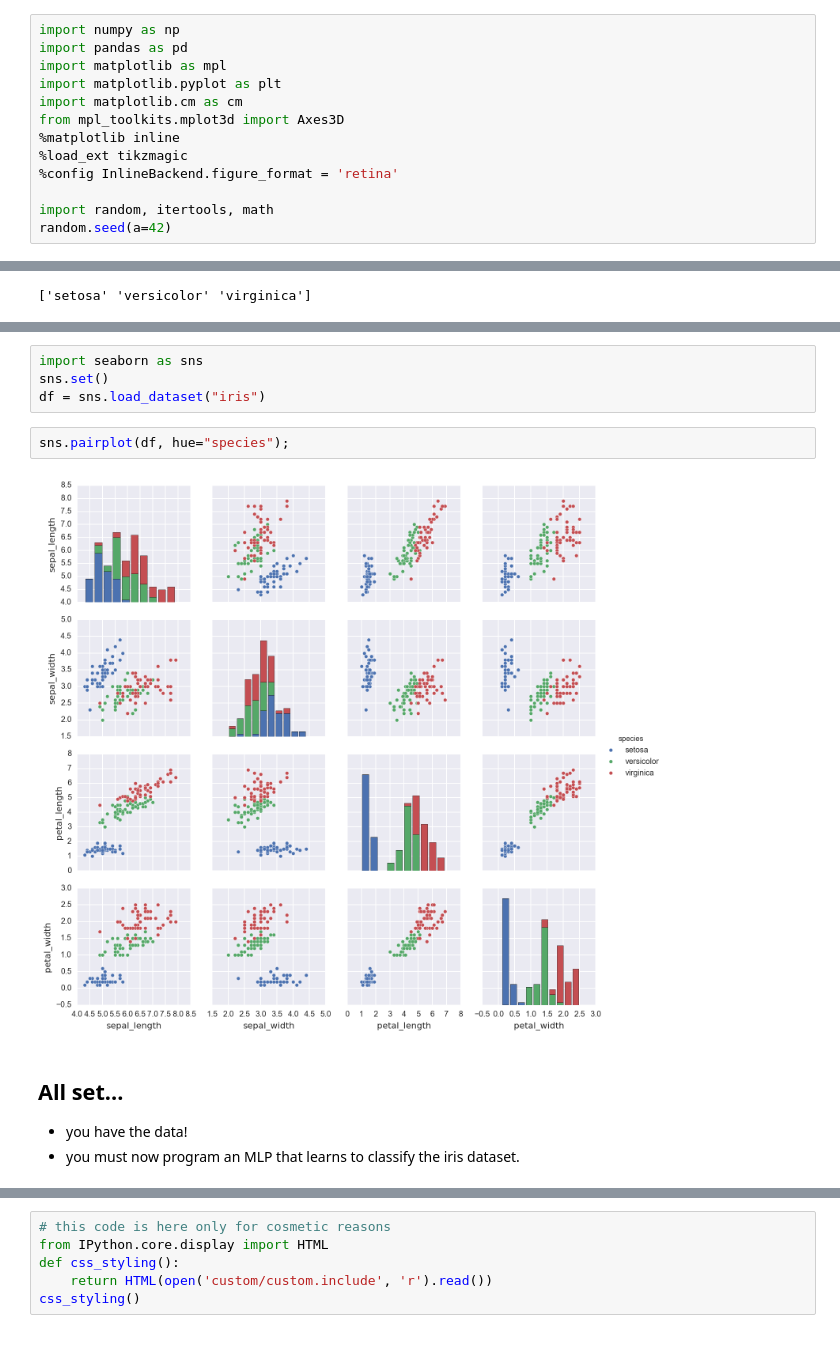
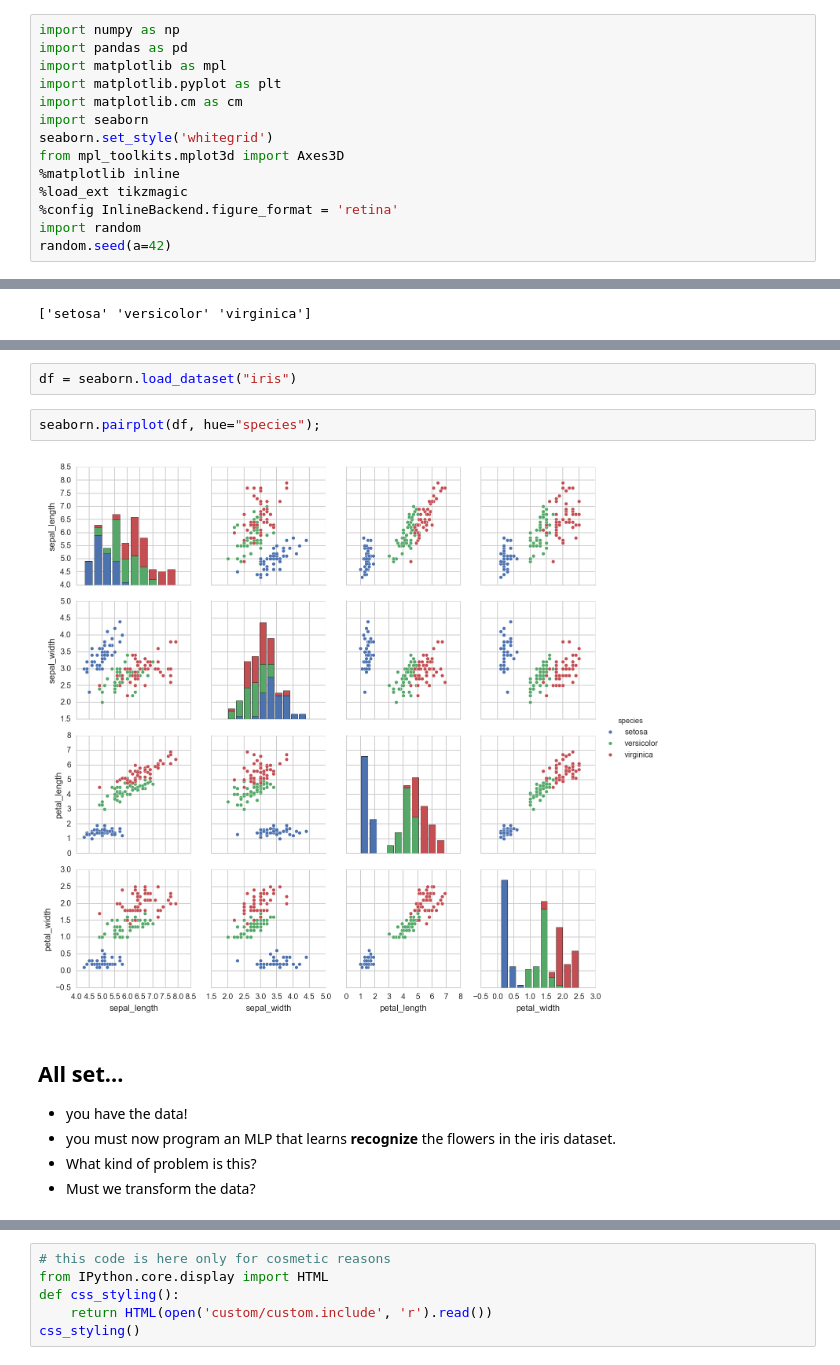
Before and after one commit to lmarti/machine-learning, a Jupyter notebook: 05. Artificial neural networks.ipynb, the cells around one changed output, grey strips where cells are left out. Saved outputs shown, nothing was run; the diff lists cells and outputs as text.

```diff
--- a/05. Artificial neural networks.ipynb
+++ b/05. Artificial neural networks.ipynb
@@ -20,11 +20,12 @@ import pandas as pd
 import matplotlib as mpl
 import matplotlib.pyplot as plt
 import matplotlib.cm as cm
+import seaborn
+seaborn.set_style('whitegrid')
 from mpl_toolkits.mplot3d import Axes3D
 %matplotlib inline
 %load_ext tikzmagic
 %config InlineBackend.figure_format = 'retina'
-
-import random, itertools, math
+import random
 random.seed(a=42)
 # %% [markdown]
@@ -447,12 +448,12 @@ plt.xlabel(iris_data.feature_names[x_index]);plt.ylabel(iris_data.feature_names[
-# %%
-import seaborn as sns
-sns.set()
-df = sns.load_dataset("iris")
+# %%
+df = seaborn.load_dataset("iris")
 # %%
-sns.pairplot(df, hue="species");
+seaborn.pairplot(df, hue="species");
 # %% [output]
-[figure, old version]
+[figure, new version]
 # %% [markdown]
 ## All set...
 * you have the data!
-* you must now program an MLP that learns to classify the iris dataset.
+* you must now program an MLP that learns **recognize** the flowers in the iris dataset.
+* What kind of problem is this?
+* Must we transform the data?
```
Also changed, not shown: parts of 8 cells of this notebook.
